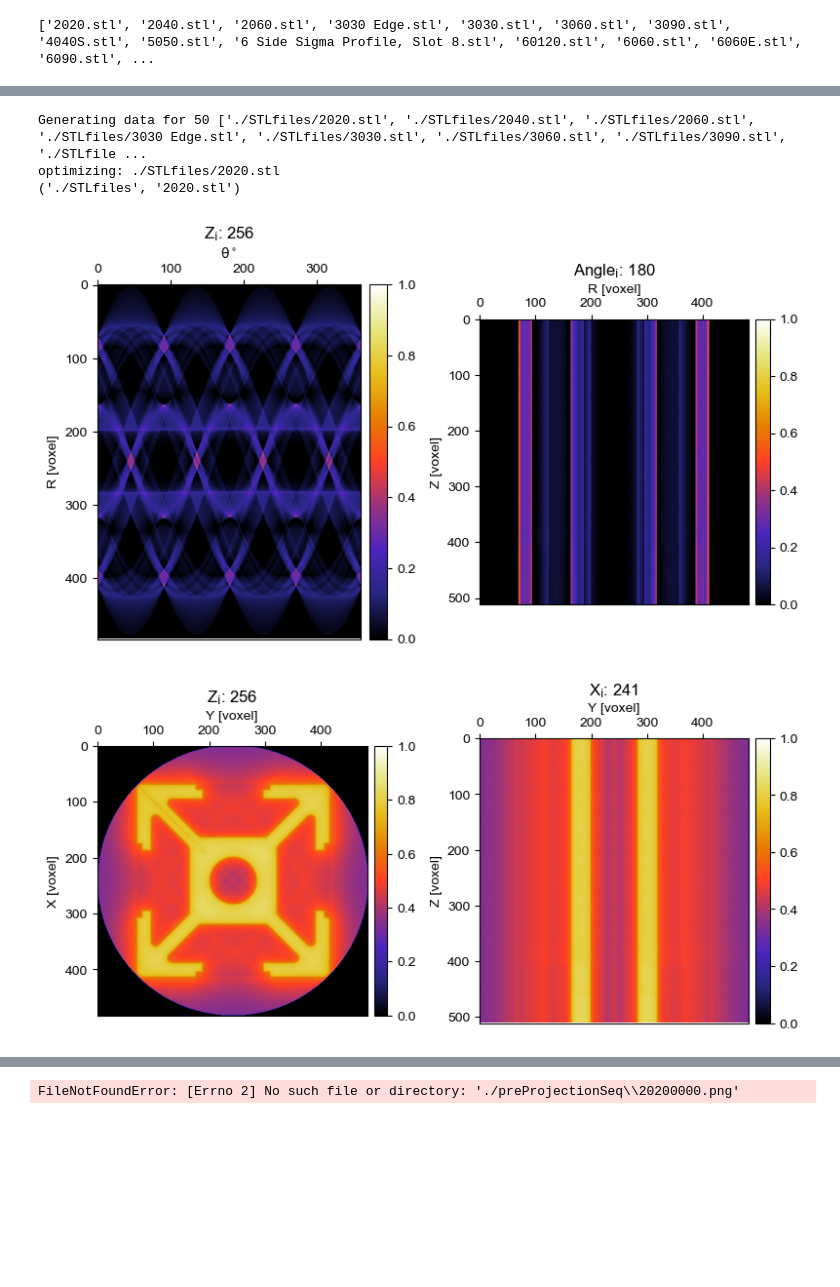
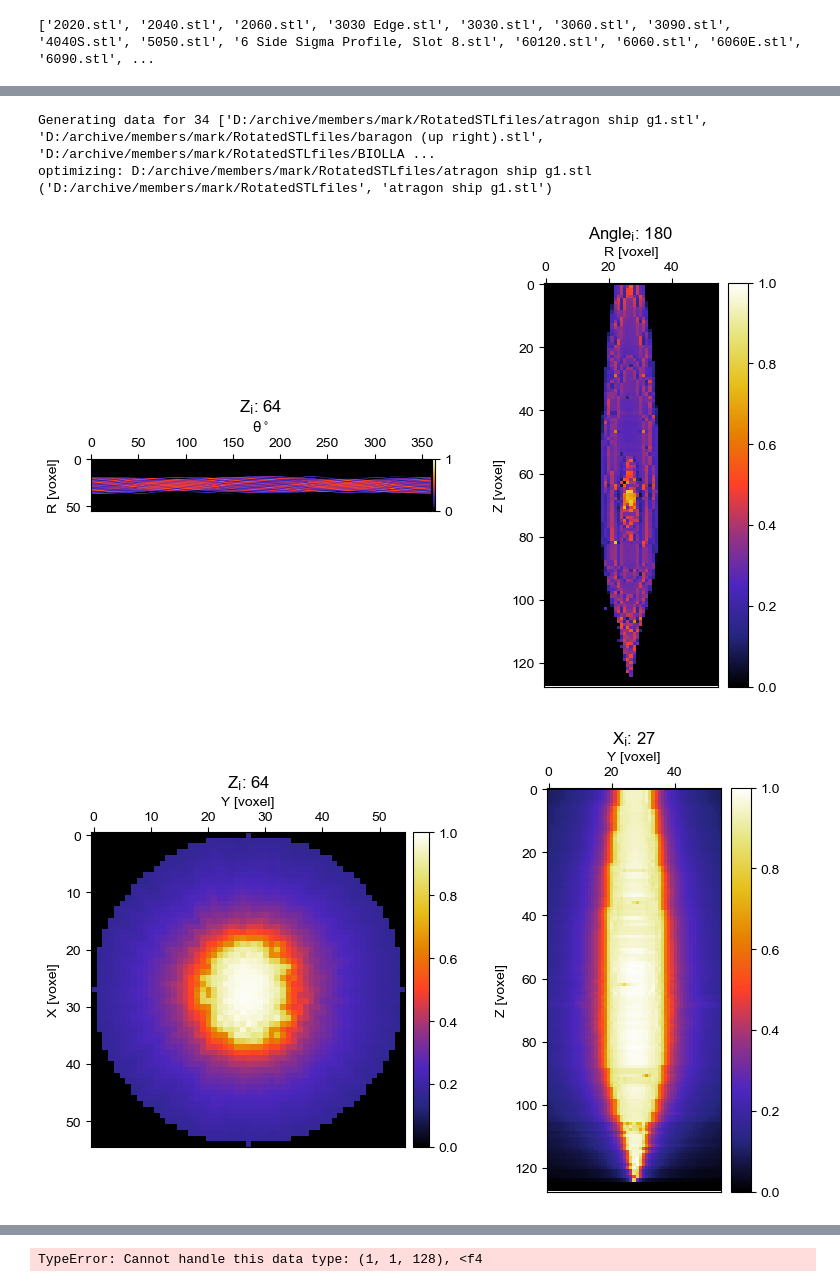
Before and after one commit to Clamepending/deepCAL, a Jupyter notebook: MakeData.ipynb, the cells around one changed output, grey strips where cells are left out. Saved outputs shown, nothing was run; the diff lists cells and outputs as text; code cells hidden in the pictures; blank space fills up the shorter version.

```diff
--- a/MakeData.ipynb
+++ b/MakeData.ipynb
@@ -7,13 +7,13 @@ import time
 
 # settings
 
-dimension = [512, 512] #2560 1600
-OutputFolder = "./ImageSeq"
-InputFolder = "./STLfiles/"
-PreProjectionFolder = "./preProjectionSeq"
+dimension = [256, 256] #2560 1600
+OutputFolder = "D:/archive/members/mark/256x256/ImageSeq"
+InputFolder = "D:/archive/members/mark/RotatedSTLfiles/"
+PreProjectionFolder = "D:/archive/members/mark/256x256/preProjectionSeq"
 OutputPrefix = "Target"
-name = "/1/2020.stl"
-singleFile = False
+singleFileIndex = 6
+singleFile = True
 num_angles = 360
 n_iter  = 20
 d_h = 0.85
@@ -87,6 +87,8 @@ def saveProjections(b, save_dir: str, image_prefix: str = "image", image_type: s
         # Normalize the pixel values to the range [0, 255]
         image_normalized = (image - image.min()) * (255.0 / (image.max() - image.min()))
 
+        im = Image.fromarray(b)
+
         # Calculate the desired dimensions with black buffer
         desired_height = dimension[0]
         desired_width = dimension[1]
@@ -243,8 +245,8 @@ def generatedata(dir_list):
         # Save images
         print("output folder:", OutputFolder)
         print("output prefix:", OutputPrefix)
-        saveProjections(b, save_dir=OutputFolder, image_prefix=OutputPrefix)
-        saveProjections(opt_sino.array, save_dir=PreProjectionFolder, image_prefix=OutputPrefix)
+        saveProjections(b, save_dir=PreProjectionFolder, image_prefix=OutputPrefix)
+        saveProjections(opt_sino.array, save_dir=OutputFolder, image_prefix=OutputPrefix)
         # print("sino size:" + str(opt_sino.array.shape))
         del targetgeo
         del proj_geo
@@ -257,7 +259,7 @@ def generatedata(dir_list):
 #Cell to run if you just want to get unoptimized sinogram for a single STL file. If not, set singleFile to False
 
 if singleFile:
-    file = InputFolder + name
+    file = InputFolder + STL_folders[singleFileIndex]
     files = []
     files.append(file)
     print("Generating data for", files)
@@ -265,26 +278,27 @@ if singleFile:
 # %%
 
 
 # List all files in the folder with the ".stl" extension
 files = []
 for file in os.listdir(InputFolder):
     file_path = os.path.join(InputFolder, file)
 
     # Normalize the file path to ensure consistent forward slashes
     # file_path = os.path.normpath(file_path)
 
     if file.endswith('.stl') and os.path.isfile(file_path):
         files.append(file_path)
 
+files = files[16:]
 print(f"Generating data for {len(files)} {files}")
 generatedata(files)
 
 
 end_time = time.time()
 print(end_time-start_time)
 # %% [output]
-Generating data for 50 ['./STLfiles/2020.stl', './STLfiles/2040.stl', './STLfiles/2060.stl', './STLfiles/3030 Edge.stl', './STLfiles/3030.stl', './STLfiles/3060.stl', './STLfiles/3090.stl', './STLfile ...
-optimizing: ./STLfiles/2020.stl
-('./STLfiles', '2020.stl')
+Generating data for 34 ['D:/archive/members/mark/RotatedSTLfiles/atragon ship g1.stl', 'D:/archive/members/mark/RotatedSTLfiles/baragon (up right).stl', 'D:/archive/members/mark/RotatedSTLfiles/BIOLLA ...
+optimizing: D:/archive/members/mark/RotatedSTLfiles/atragon ship g1.stl
+('D:/archive/members/mark/RotatedSTLfiles', 'atragon ship g1.stl')
-[figure, old version]
+[figure, new version]
-[figure, old version]
+[figure, new version]
@@ -309 +308 @@ save path = ./preProjectionSeq\20200000.png
-FileNotFoundError: [Errno 2] No such file or directory: './preProjectionSeq\\20200000.png'
+TypeError: Cannot handle this data type: (1, 1, 128), <f4
```
Also changed, not shown: parts of 2 cells of this notebook, 2 other files.
